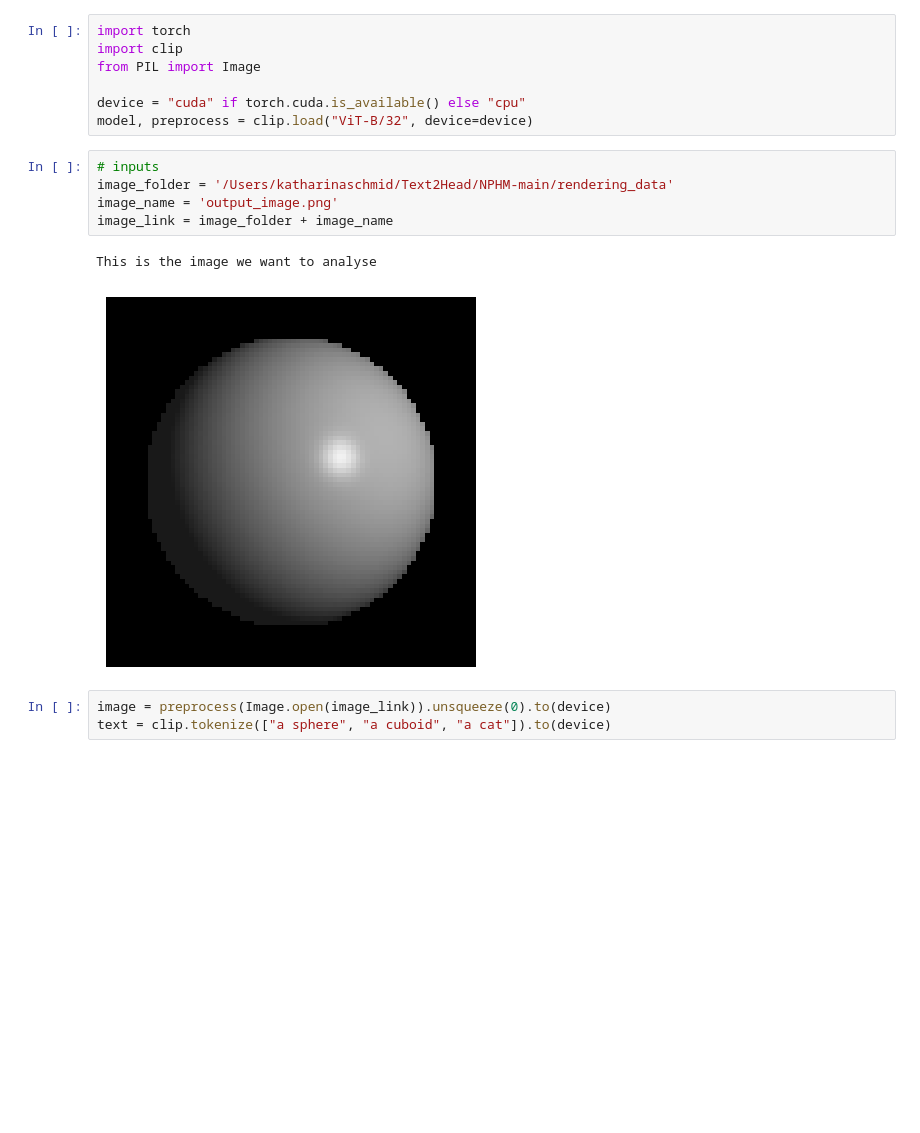
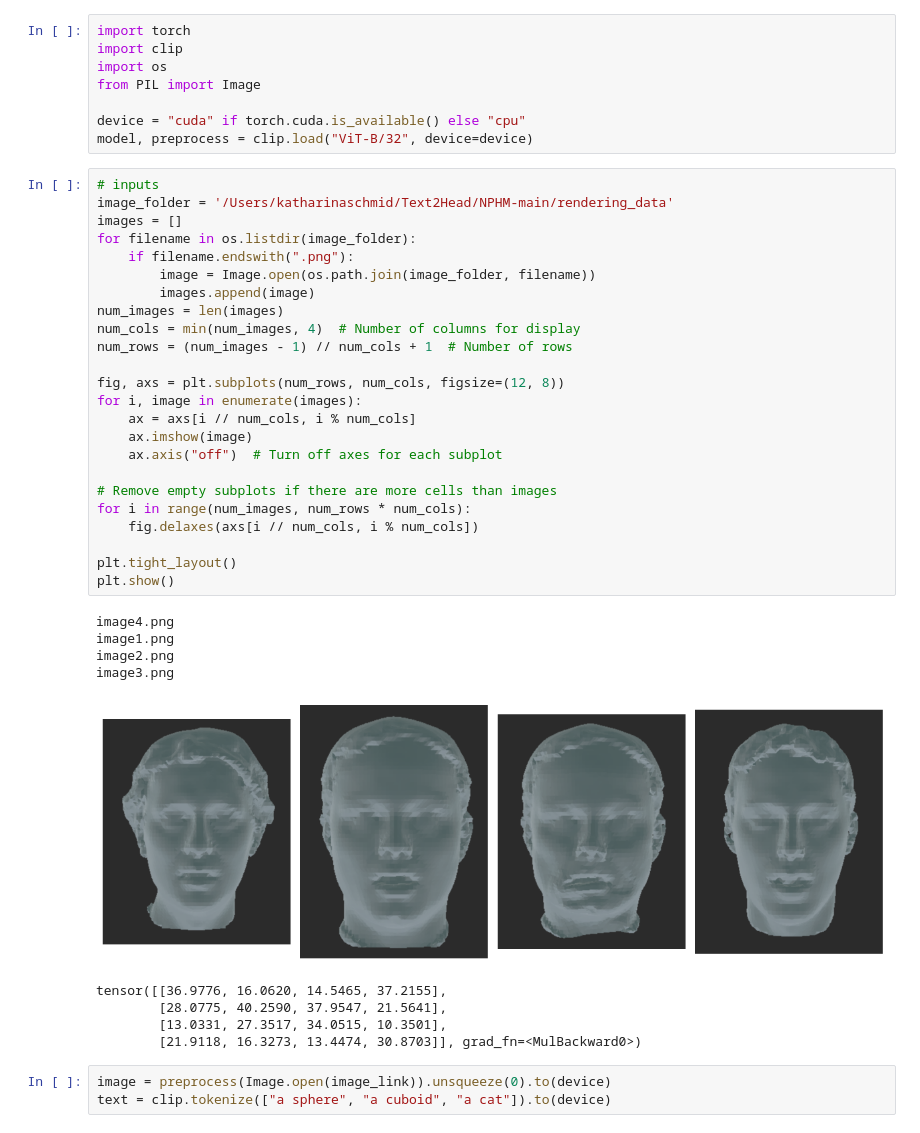
Before and after one commit to kasothaphie/Text2Head, a Jupyter notebook: CLIP_scores.ipynb, the cells around one changed output. Drawn from its saved outputs; the diff is of its cells as text; blank space fills up the shorter version.

```diff
--- a/CLIP_scores.ipynb
+++ b/CLIP_scores.ipynb
@@ -1,6 +1,7 @@
 # %%
 import torch
 import clip
+import os
 from PIL import Image
 
 device = "cuda" if torch.cuda.is_available() else "cpu"
@@ -8,11 +9,37 @@ model, preprocess = clip.load("ViT-B/32", device=device)
 # %%
 # inputs
 image_folder = '/Users/katharinaschmid/Text2Head/NPHM-main/rendering_data'
-image_name = 'output_image.png'
-image_link = image_folder + image_name
+images = []
+for filename in os.listdir(image_folder):
+    if filename.endswith(".png"):
+        image = Image.open(os.path.join(image_folder, filename))
+        images.append(image)
+num_images = len(images)
+num_cols = min(num_images, 4)  # Number of columns for display
+num_rows = (num_images - 1) // num_cols + 1  # Number of rows
+
+fig, axs = plt.subplots(num_rows, num_cols, figsize=(12, 8))
+for i, image in enumerate(images):
+    ax = axs[i // num_cols, i % num_cols]
+    ax.imshow(image)
+    ax.axis("off")  # Turn off axes for each subplot
+
+# Remove empty subplots if there are more cells than images
+for i in range(num_images, num_rows * num_cols):
+    fig.delaxes(axs[i // num_cols, i % num_cols])
+
+plt.tight_layout()
+plt.show()
 # %% [output]
-This is the image we want to analyse
+image4.png
+image1.png
+image2.png
+image3.png
-[figure, old version]
+[figure, new version]
+tensor([[36.9776, 16.0620, 14.5465, 37.2155],
+        [28.0775, 40.2590, 37.9547, 21.5641],
+        [13.0331, 27.3517, 34.0515, 10.3501],
+        [21.9118, 16.3273, 13.4474, 30.8703]], grad_fn=<MulBackward0>)
 # %%
 image = preprocess(Image.open(image_link)).unsqueeze(0).to(device)
 text = clip.tokenize(["a sphere", "a cuboid", "a cat"]).to(device)
```
Also changed, not shown: 3 other files.
